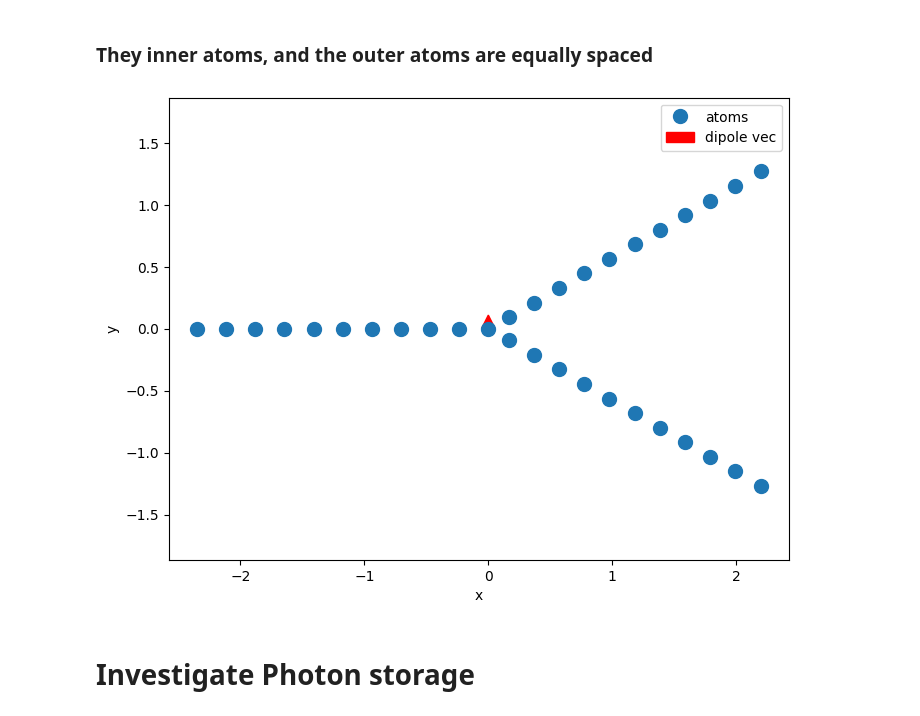
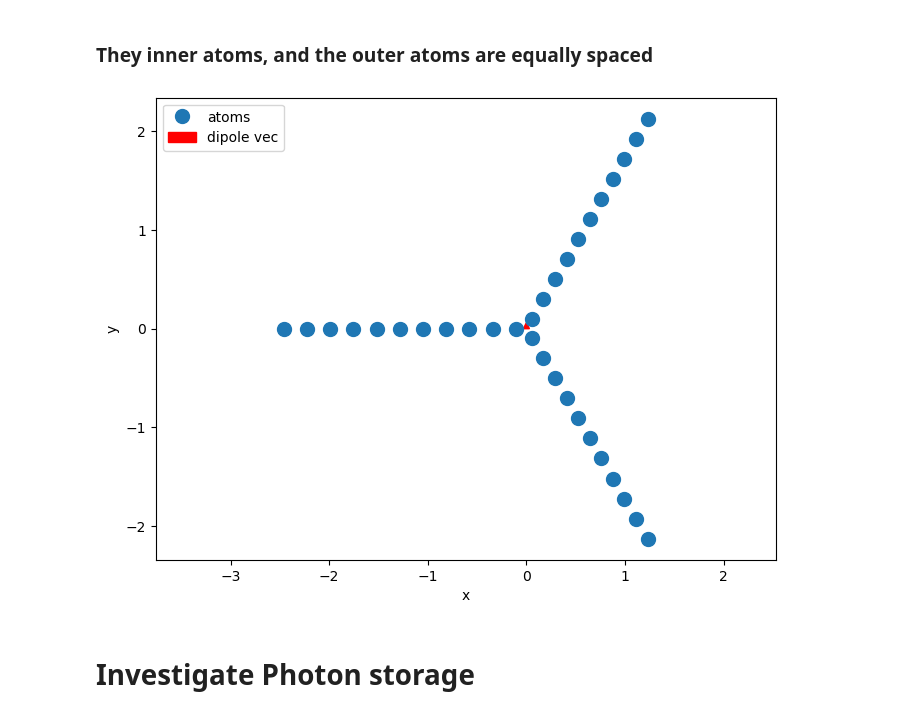
Before and after one commit to LBPhysics/GIT_Code_BA, a Jupyter notebook: Continuation/Qutip/Topology.ipynb, the cells around one changed output. Drawn from its saved outputs; the diff is of its cells as text; code cells hidden in the pictures.

```diff
--- a/Continuation/Qutip/Topology.ipynb
+++ b/Continuation/Qutip/Topology.ipynb
@@ -65,20 +65,19 @@ def chain_positions(distance, N):
 # Function to create positions for a topology with three chains meeting at the origin
 def topo_positions(distance_in = fixed_dist_in, distance_ext = fixed_dist_ext, N = N):
     Pos = np.zeros((N, 3))
-    Chain = chain_positions(distance_ext, N // 3)
-    theta = np.arcsin(1/2)
+#    Chain = chain_positions(distance_ext, N // 3)
+#    theta = np.arcsin(1/2)
+#    Pos[:N//3] = np.dot(Chain, z_rotation(np.pi).T)
+#    Pos = Pos[Pos[:, 0].argsort()]
+#    Pos[N//3:2*N//3] = np.dot(Chain, z_rotation(+theta).T) + [distance_in * np.cos(theta), +distance_in * np.sin(theta), 0]
+#    Pos[2*N//3:] = np.dot(Chain, z_rotation(-theta).T)     + [distance_in * np.cos(theta), -distance_in * np.sin(theta), 0]
+# HERE IT HAS A DIFFERENT ANGLE! (ORIGIN in middle of triangle) # TODO
+    r = distance_in / np.sqrt(3)
+    Chain = chain_positions(distance_ext, N // 3) + [r, 0, 0]
     Pos[:N//3] = np.dot(Chain, z_rotation(np.pi).T)
     Pos = Pos[Pos[:, 0].argsort()]
-    Pos[N//3:2*N//3] = np.dot(Chain, z_rotation(+theta).T) + [distance_in * np.cos(theta), +distance_in * np.sin(theta), 0]
-    Pos[2*N//3:] = np.dot(Chain, z_rotation(-theta).T)     + [distance_in * np.cos(theta), -distance_in * np.sin(theta), 0]
-# HERE IT HAS A DIFFERENT ANGLE! (ORIGIN in middle of triangle) # TODO
-#    r = distance_in / np.sqrt(3)
-#    Chain = chain_positions(distance_ext, N // 3) + [r, 0, 0]
-#    Pos[:N//3] = np.dot(Chain, z_rotation(np.pi).T)
-#    Pos = Pos[Pos[:, 0].argsort()]
-#    Pos[N//3:2*N//3] = np.dot(Chain, z_rotation(2 * np.pi / 6).T)
-#    print(Pos)
-#    Pos[2*N//3:] = np.dot(Chain, z_rotation(-2 * np.pi / 6).T)
+    Pos[N//3:2*N//3] = np.dot(Chain, z_rotation(2 * np.pi / 6).T)
+    Pos[2*N//3:] = np.dot(Chain, z_rotation(-2 * np.pi / 6).T)
 
     return Pos
 # Function to create positions for a topology with three chains meeting at the origin
@@ -87,34 +86,34 @@ def topo_positions_only_1_inner(distance_in = fixed_dist_in, distance_ext = fixe
         raise ValueError("The distance distance_in is too large to form a valid triangle with distance_ext.")
     Pos = np.zeros((N, 3))
     Chain = chain_positions(distance_ext, N // 3)
     theta = np.arcsin(distance_in / (2 * distance_ext))
     Pos[:N//3] = np.dot(Chain, z_rotation(np.pi).T)
     Pos = Pos[Pos[:, 0].argsort()]
     Pos[N//3:2*N//3] = np.dot(Chain, z_rotation(+theta).T) + [distance_ext * np.cos(theta), +distance_ext * np.sin(theta), 0]
     Pos[2*N//3:] = np.dot(Chain, z_rotation(-theta).T)     + [distance_ext * np.cos(theta), -distance_ext * np.sin(theta), 0]
 
     return Pos
 
 positions = topo_positions(0.8 * fixed_dist_in, fixed_dist_in)
 #print(positions)
 d_hat = d_hats[0]
 max_x = np.max(positions[:, 0])
 scale = 0.1 * max_x
 # Plot the atom positions
 plt.figure(figsize=(8, 6))
 #plt.plot(positions[N//3 - 1, 0], positions[N//3 - 1, 1], 'x', markersize=20, label='atoms')
 #plt.plot(positions[N//3, 0], positions[N//3, 1], 'x', markersize=20, label='atoms')
 #plt.plot(positions[N - N//3, 0], positions[N - N//3, 1], 'x', markersize=20, label='atoms')
 plt.plot(positions[:, 0], positions[:, 1], 'o', markersize=10, label='atoms')
 plt.arrow(0, 0, d_hat[0] * scale, d_hat[1] * scale,
           head_width=0.5*scale, head_length=0.5*scale, fc='r', ec='r', label='dipole vec')
 plt.xlabel('x')
 plt.ylabel('y')
 plt.legend()
 plt.axis('equal')
 plt.show()
 # %% [output]
-[figure, old version]
+[figure, new version]
 # %%
 ########################################             create the Hamiltonean                 #################################################
 def Green_tensor(r_a, r_b, k_a):
```
Also changed, not shown: parts of 6 cells of this notebook, 1 other file.
